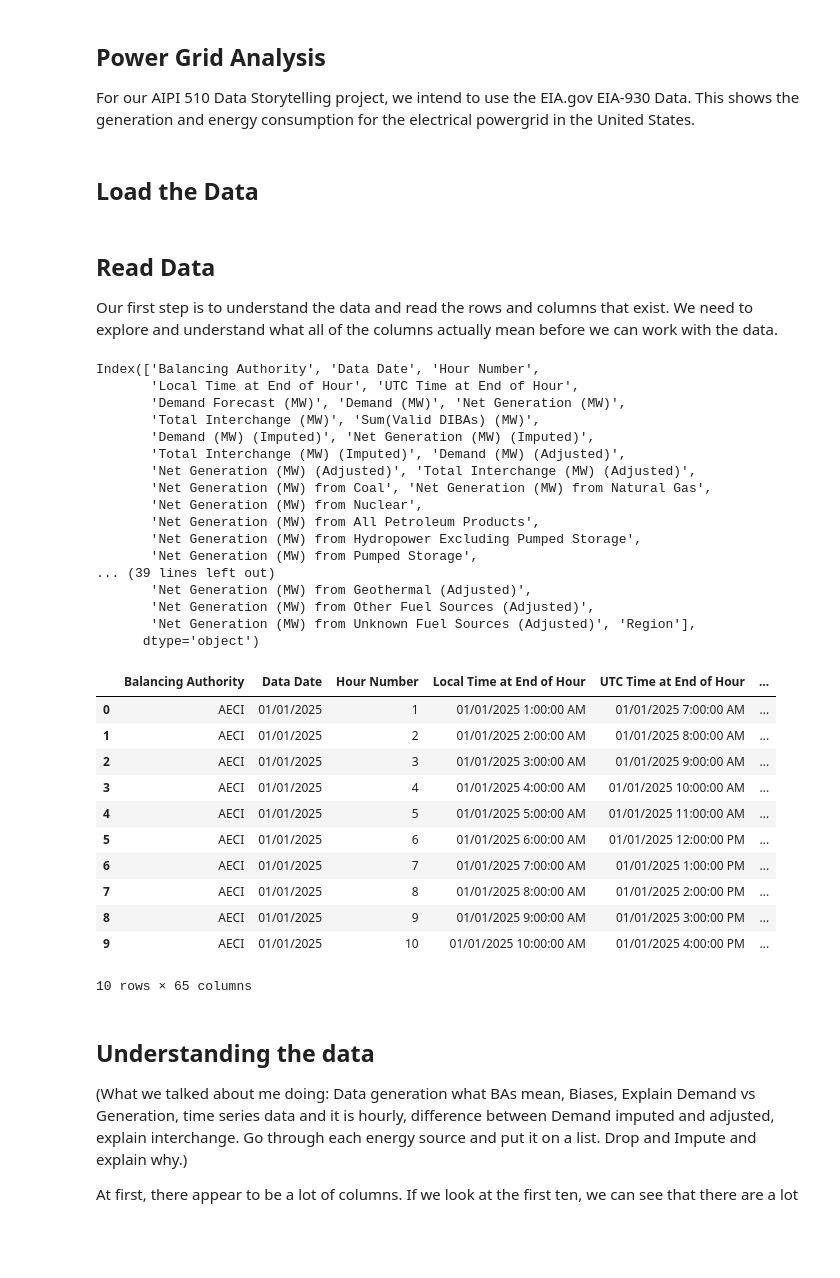
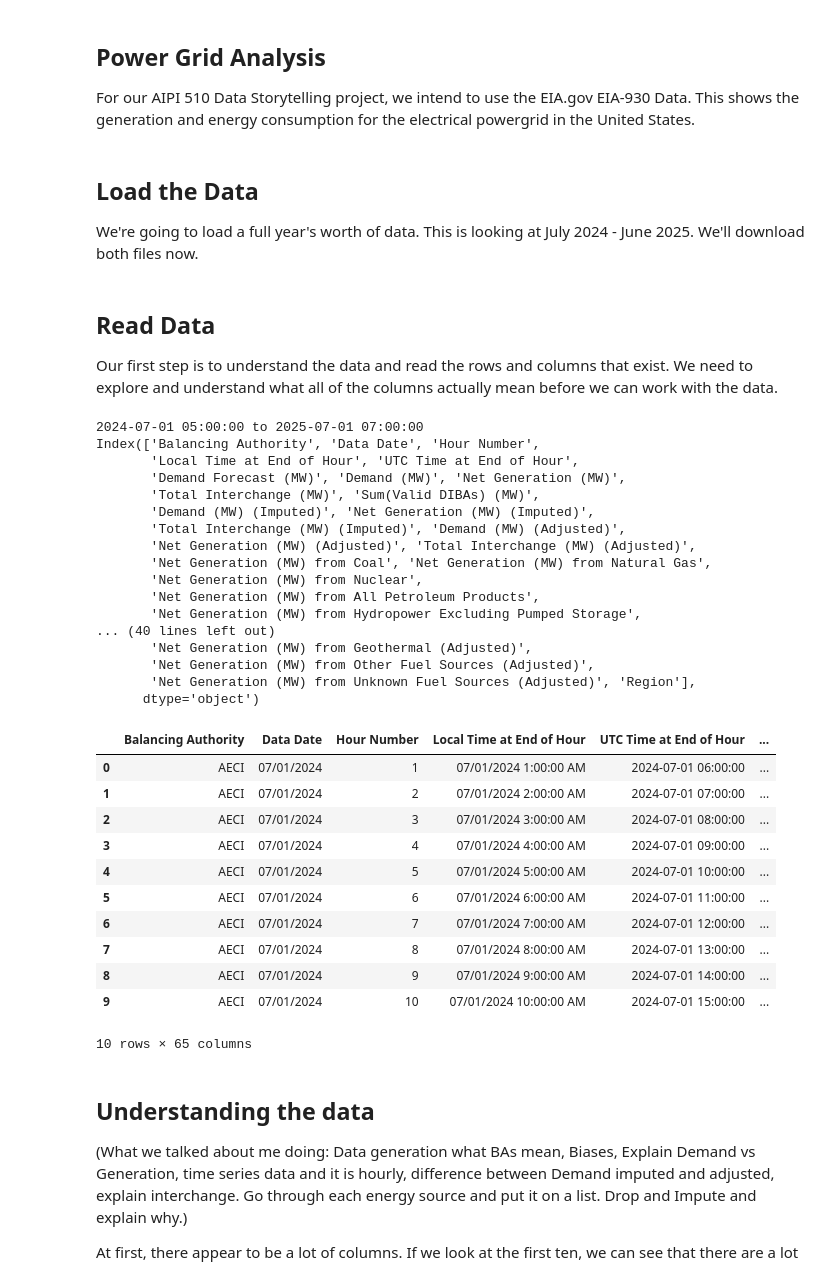
Before and after one commit to Michaelsaju1/AIPI510_Module_Project_1, a Jupyter notebook: power_grid_analysis.ipynb, the cells around one changed output. Saved outputs shown, nothing was run; the diff lists cells and outputs as text; code cells hidden in the pictures; blank space fills up the shorter version.

```diff
--- a/power_grid_analysis.ipynb
+++ b/power_grid_analysis.ipynb
@@ -4,6 +4,8 @@
 For our AIPI 510 Data Storytelling project, we intend to use the EIA.gov EIA-930 Data. This shows the generation and energy consumption for the electrical powergrid in the United States.
 # %% [markdown]
 ## Load the Data
+
+We're going to load a full year's worth of data. This is looking at July 2024 - June 2025. We'll download both files now.
 # %%
 import urllib.request
 from pathlib import Path
@@ -29,40 +32,48 @@ for key, value in files.items():
 
 Our first step is to understand the data and read the rows and columns that exist. We need to explore and understand what all of the columns actually mean before we can work with the data.
 # %%
-filename = "EIA930_BALANCE_2025_Jan_Jun.csv"
-df = pd.read_csv(filename)
+df1 = pd.read_csv("EIA930_BALANCE_2024_Jul_Dec.csv")
+df2 = pd.read_csv("EIA930_BALANCE_2025_Jan_Jun.csv")
+
+# Concat both dataframes
+df = pd.concat([df1, df2], ignore_index=True)
+
+df["UTC Time at End of Hour"] = pd.to_datetime(df["UTC Time at End of Hour"])
+
+print(df["UTC Time at End of Hour"].min(), "to", df["UTC Time at End of Hour"].max())
+
 print(df.columns)
 
 df.head(10)
 # %% [output]
+2024-07-01 05:00:00 to 2025-07-01 07:00:00
 Index(['Balancing Authority', 'Data Date', 'Hour Number',
        'Local Time at End of Hour', 'UTC Time at End of Hour',
        'Demand Forecast (MW)', 'Demand (MW)', 'Net Generation (MW)',
        'Total Interchange (MW)', 'Sum(Valid DIBAs) (MW)',
        'Demand (MW) (Imputed)', 'Net Generation (MW) (Imputed)',
        'Total Interchange (MW) (Imputed)', 'Demand (MW) (Adjusted)',
        'Net Generation (MW) (Adjusted)', 'Total Interchange (MW) (Adjusted)',
        'Net Generation (MW) from Coal', 'Net Generation (MW) from Natural Gas',
        'Net Generation (MW) from Nuclear',
        'Net Generation (MW) from All Petroleum Products',
        'Net Generation (MW) from Hydropower Excluding Pumped Storage',
-       'Net Generation (MW) from Pumped Storage',
-... (39 lines left out)
+... (40 lines left out)
        'Net Generation (MW) from Geothermal (Adjusted)',
        'Net Generation (MW) from Other Fuel Sources (Adjusted)',
        'Net Generation (MW) from Unknown Fuel Sources (Adjusted)', 'Region'],
       dtype='object')
 |  | Balancing Authority | Data Date | Hour Number | Local Time at End of Hour | UTC Time at End of Hour | ... |
-| 0 | AECI | 01/01/2025 | 1 | 01/01/2025 1:00:00 AM | 01/01/2025 7:00:00 AM | ... |
-| 1 | AECI | 01/01/2025 | 2 | 01/01/2025 2:00:00 AM | 01/01/2025 8:00:00 AM | ... |
-| 2 | AECI | 01/01/2025 | 3 | 01/01/2025 3:00:00 AM | 01/01/2025 9:00:00 AM | ... |
-| 3 | AECI | 01/01/2025 | 4 | 01/01/2025 4:00:00 AM | 01/01/2025 10:00:00 AM | ... |
-| 4 | AECI | 01/01/2025 | 5 | 01/01/2025 5:00:00 AM | 01/01/2025 11:00:00 AM | ... |
-| 5 | AECI | 01/01/2025 | 6 | 01/01/2025 6:00:00 AM | 01/01/2025 12:00:00 PM | ... |
-| 6 | AECI | 01/01/2025 | 7 | 01/01/2025 7:00:00 AM | 01/01/2025 1:00:00 PM | ... |
-| 7 | AECI | 01/01/2025 | 8 | 01/01/2025 8:00:00 AM | 01/01/2025 2:00:00 PM | ... |
-| 8 | AECI | 01/01/2025 | 9 | 01/01/2025 9:00:00 AM | 01/01/2025 3:00:00 PM | ... |
-| 9 | AECI | 01/01/2025 | 10 | 01/01/2025 10:00:00 AM | 01/01/2025 4:00:00 PM | ... |
+| 0 | AECI | 07/01/2024 | 1 | 07/01/2024 1:00:00 AM | 2024-07-01 06:00:00 | ... |
+| 1 | AECI | 07/01/2024 | 2 | 07/01/2024 2:00:00 AM | 2024-07-01 07:00:00 | ... |
+| 2 | AECI | 07/01/2024 | 3 | 07/01/2024 3:00:00 AM | 2024-07-01 08:00:00 | ... |
+| 3 | AECI | 07/01/2024 | 4 | 07/01/2024 4:00:00 AM | 2024-07-01 09:00:00 | ... |
+| 4 | AECI | 07/01/2024 | 5 | 07/01/2024 5:00:00 AM | 2024-07-01 10:00:00 | ... |
+| 5 | AECI | 07/01/2024 | 6 | 07/01/2024 6:00:00 AM | 2024-07-01 11:00:00 | ... |
+| 6 | AECI | 07/01/2024 | 7 | 07/01/2024 7:00:00 AM | 2024-07-01 12:00:00 | ... |
+| 7 | AECI | 07/01/2024 | 8 | 07/01/2024 8:00:00 AM | 2024-07-01 13:00:00 | ... |
+| 8 | AECI | 07/01/2024 | 9 | 07/01/2024 9:00:00 AM | 2024-07-01 14:00:00 | ... |
+| 9 | AECI | 07/01/2024 | 10 | 07/01/2024 10:00:00 AM | 2024-07-01 15:00:00 | ... |
 10 rows × 65 columns
 # %% [markdown]
 ## Understanding the data
```
Also changed, not shown: parts of 16 cells of this notebook, 3 other files.
